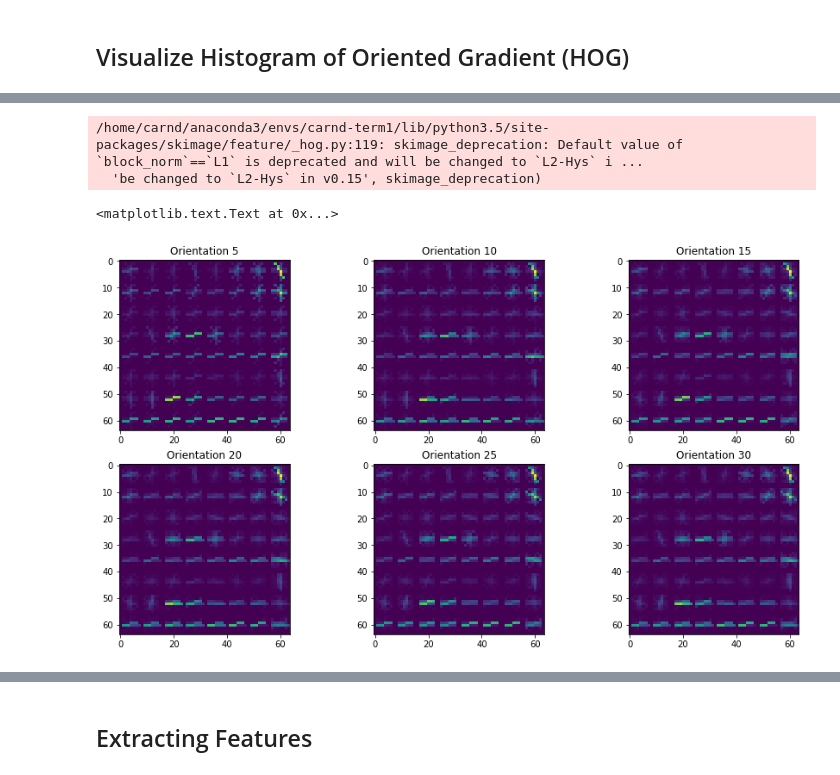
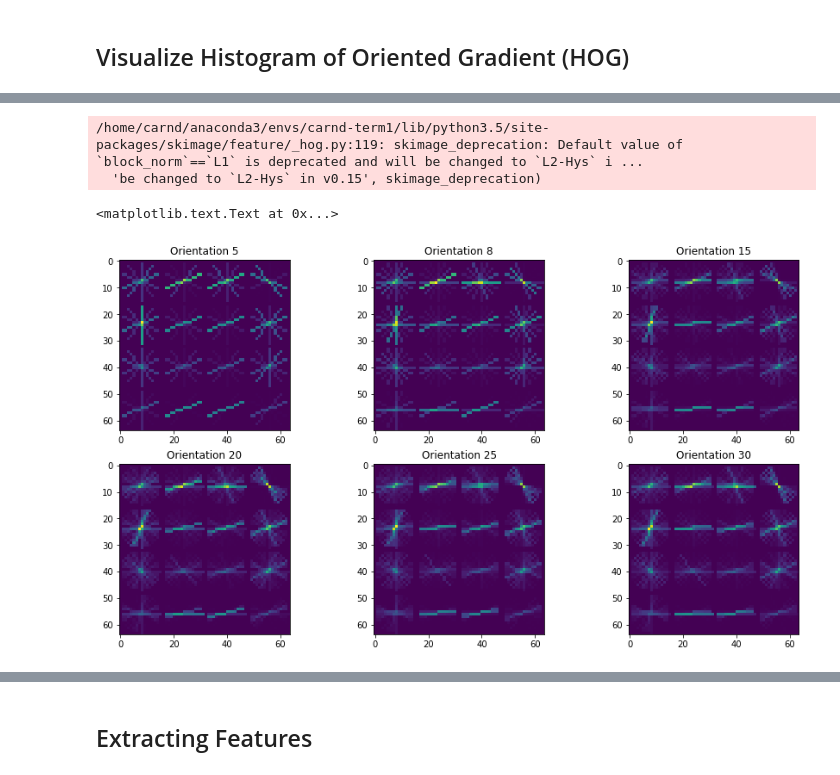
Before and after one commit to udacity-om/ud_self_driving_car_engineer, a Jupyter notebook: CarND-Vehicle-Detection/classifier.ipynb, the cells around one changed output, grey strips where cells are left out. Cells and saved outputs as stored; diff of their text form; code cells hidden in the pictures.

```diff
--- a/CarND-Vehicle-Detection/classifier.ipynb
+++ b/CarND-Vehicle-Detection/classifier.ipynb
@@ -116,8 +116,8 @@ plt.tight_layout()
 ## Visualize Histogram of Oriented Gradient (HOG)
 # %%
 # Set HOG parameters
-orient = 10
-pix_per_cell = 8
+orient = 8
+pix_per_cell = 16
 cell_per_block = 2
 
 # Get HOG features
@@ -158,36 +158,36 @@ plt.title('YCrCb_Y HOG')
 # %%
 # Experiment with different orient
 hog_feature_1, hog_image_1 = get_hog_features(random_car_image_ycrcb[:,:,0], 5, pix_per_cell, cell_per_block, vis=True, feature_vec=False)
-hog_feature_2, hog_image_2 = get_hog_features(random_car_image_ycrcb[:,:,0], 10, pix_per_cell, cell_per_block, vis=True, feature_vec=False)
+hog_feature_2, hog_image_2 = get_hog_features(random_car_image_ycrcb[:,:,0], 8, pix_per_cell, cell_per_block, vis=True, feature_vec=False)
 hog_feature_3, hog_image_3 = get_hog_features(random_car_image_ycrcb[:,:,0], 15, pix_per_cell, cell_per_block, vis=True, feature_vec=False)
 hog_feature_4, hog_image_4 = get_hog_features(random_car_image_ycrcb[:,:,0], 20, pix_per_cell, cell_per_block, vis=True, feature_vec=False)
 hog_feature_5, hog_image_5 = get_hog_features(random_car_image_ycrcb[:,:,0], 25, pix_per_cell, cell_per_block, vis=True, feature_vec=False)
 hog_feature_6, hog_image_6 = get_hog_features(random_car_image_ycrcb[:,:,0], 30, pix_per_cell, cell_per_block, vis=True, feature_vec=False)
 
 fig = plt.figure(figsize=(15, 8))
 plt.subplot(2,3,1)
 plt.imshow(hog_image_1)
 plt.title('Orientation 5')
 plt.subplot(2,3,2)
 plt.imshow(hog_image_2)
-plt.title('Orientation 10')
+plt.title('Orientation 8')
 plt.subplot(2,3,3)
 plt.imshow(hog_image_3)
 plt.title('Orientation 15')
 plt.subplot(2,3,4)
 plt.imshow(hog_image_4)
 plt.title('Orientation 20')
 plt.subplot(2,3,5)
 plt.imshow(hog_image_5)
 plt.title('Orientation 25')
 plt.subplot(2,3,6)
 plt.imshow(hog_image_6)
 plt.title('Orientation 30')
 # %% [output]
 /home/carnd/anaconda3/envs/carnd-term1/lib/python3.5/site-packages/skimage/feature/_hog.py:119: skimage_deprecation: Default value of `block_norm`==`L1` is deprecated and will be changed to `L2-Hys` i ...
   'be changed to `L2-Hys` in v0.15', skimage_deprecation)
 <matplotlib.text.Text at 0x...>
-[figure, old version]
+[figure, new version]
 # %%
 features_random_non_car_image_ycrcb_y, hog_random_non_car_image_ycrcb_y = get_hog_features(random_non_car_image_ycrcb[:,:,0], orient, pix_per_cell, cell_per_block, vis=True, feature_vec=False)
 
```
Also changed, not shown: parts of 9 cells of this notebook, 2 other files.
